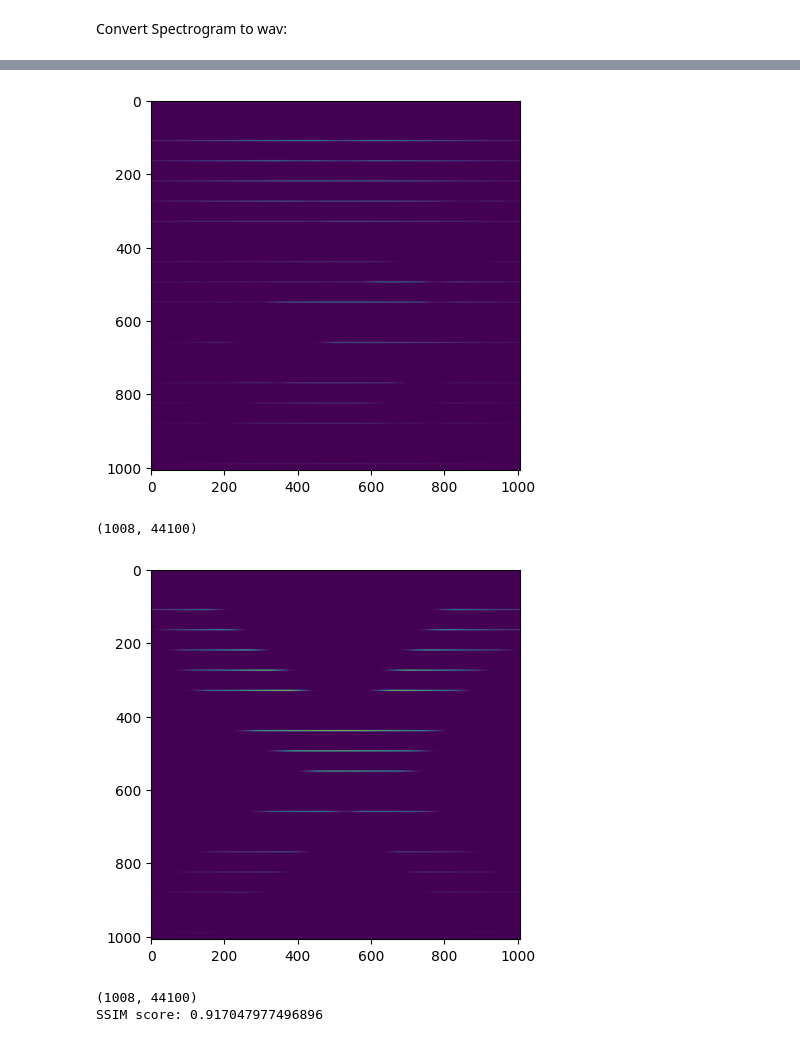
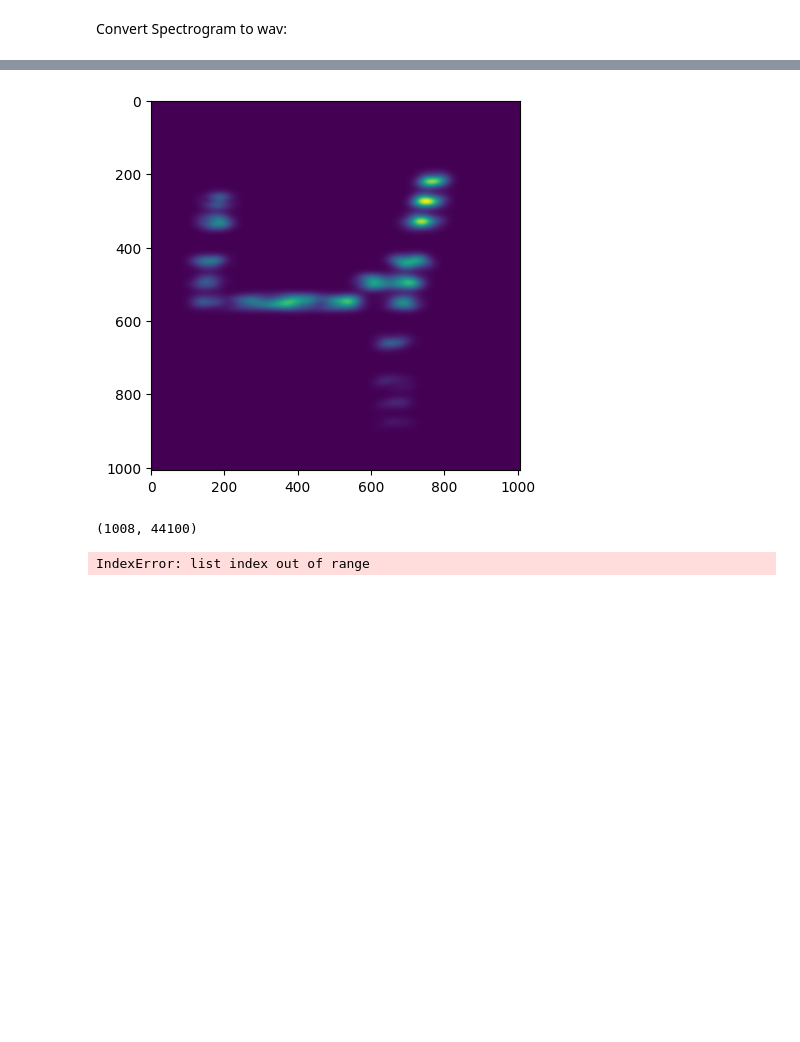
Before and after one commit to takakhoo/UNet-MNIST-to-Spectrogram, a Jupyter notebook: 1.ipynb, the cells around one changed output, grey strips where cells are left out. Drawn from its saved outputs; the diff is of its cells as text; code cells hidden in the pictures; blank space fills up the shorter version.

Commit message:
added training loop

```diff
--- a/1.ipynb
+++ b/1.ipynb
@@ -168,16 +157,30 @@ plt.show()
 
                             We could also use this function to extract whatever frequencies we want to keep at whatever time
 '''
+def get_fundamental_frequency(label):
+
+    if (label == 18):
+        freq = 110.0 * 2 ** (11/12.0)
+    elif (label == 14):
+        freq = 110.0 * 2 ** (12/12.0)
+    else:
+        freq = 110.0 * 2 ** (label/12.0)
+
+    return freq
+
+#Need to take care of S and E
+
 def freq_selection(gaussian, fundamentalnote):
     only_selected = np.zeros((1008,1008))
     for column in range(1008):
         for row in range(1008):
             #Selection Conditions v
-            if((row) % fundamentalnote == 0 or (row) % (1.25 * fundamentalnote)  == 0 or (row) % (1.5 * fundamentalnote) == 0 ):
+            if((row) % fundamentalnote == 0 or
+               (row) % (1.25 * fundamentalnote)  == 0 or
+               (row) % (1.5 * fundamentalnote) == 0 ):
                 only_selected[row, column] = gaussian[row, column]
             else:
                 only_selected[row, column] = 0
-
     return only_selected
 # %% [markdown]
 * Perlin Noise:
@@ -286,48 +287,47 @@ print(f"SSIM score: {ssim_score}")
 # %%
 import cv2
 '''
+Main Processing Loop for Inputs
                                             Passing 4 and 5 through gaussian
 '''
 
-inputs = ['thenumber4','thenumber5']
+inputs = ['thenumber4']
 
 #note to assign for inputs
 fundamental_note = 110
 #center of y-direction filter
 mu = fundamental_note * 1
 #y-direction filter sd
-sigma = 400
+sigma = 300
 #track fades in and out
 fade_inout = 250
 #smear x
 smear_x = 20
 #smear y
-smear_y = 1
+smear_y = 13
 #x and y smoothing
-smooth_xy = 0
+smooth_xy = 2
 #duration of track
 duration = 1
 
 ##NOISE APPLIED TO OUTPUT
 #Perlin noise constants for x and y
-pnoisex = 24
+pnoisex = 12
 pnoisey = 24
 #Adds static fuzz to spectrogram
-fuzz = 1
+fuzz = 0
 #Waters down perlin noise
-dilution = 20
+dilution = 1
 
 ##NOISE OVERLAID
 scale = 0 # Set 0 to disable
-pnoisex2 = 2
-pnoisey2 = 24
+pnoisex2 = 1
+pnoisey2 = 1
 fuzz2 = 0
-dilution2 = 20
+dilution2 = 40
 
-
-
+ #Processing each input file
 for i in inputs:
-
     upscale(f'{i}')
 
     #Gaussian Filter
@@ -352,35 +352,33 @@ for i in inputs:
     #smoothing (2-D gaussian)
     smoothed = gaussian2d(curr, smooth_xy)
     curr = smoothed
     curr = (curr - curr.min()) / (curr.max() - curr.min()) * 255
 
     #perlin-noise
     perlin = perlin_2d(curr, pnoisex, pnoisey, fuzz, dilution)
     curr = perlin
     curr = (curr - curr.min()) / (curr.max() - curr.min()) * 255
 
     #noise overlay
     overlay = perlin_2d_filter(curr, scale, pnoisex2, pnoisey2, fuzz2, dilution2)
     curr = curr + overlay
 
     plt.imshow(curr)
     plt.show()
 
     #convert to wav file
     convert_to_wav(curr, f'{i}-out.wav', duration)
 
     #save image for comparison
     Image.fromarray(curr).convert('RGB').save(f'{i}-out.png')
 
 #compare images
 imageA = cv2.imread(f'{inputs[0]}-out.png')
 imageB = cv2.imread(f'{inputs[1]}-out.png')
 
 ssim_score = calculate_ssim(imageA, imageB)
 print(f"SSIM score: {ssim_score}")
 # %% [output]
-[figure, old version]
+[figure, new version]
 (1008, 44100)
-[figure, removed]
-(1008, 44100)
-SSIM score: 0.917047977496896
+IndexError: list index out of range
```
Also changed, not shown: parts of 13 cells of this notebook.
